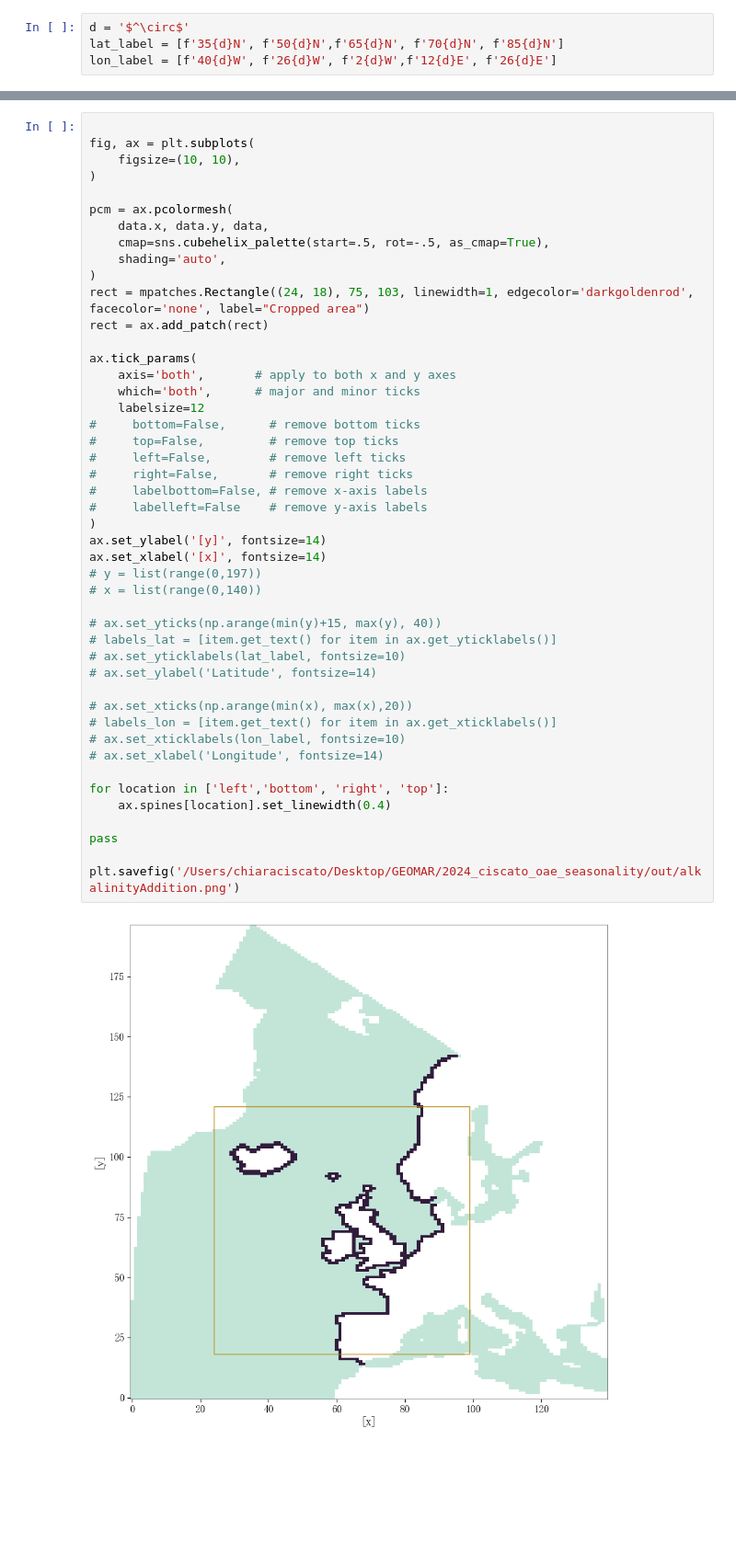
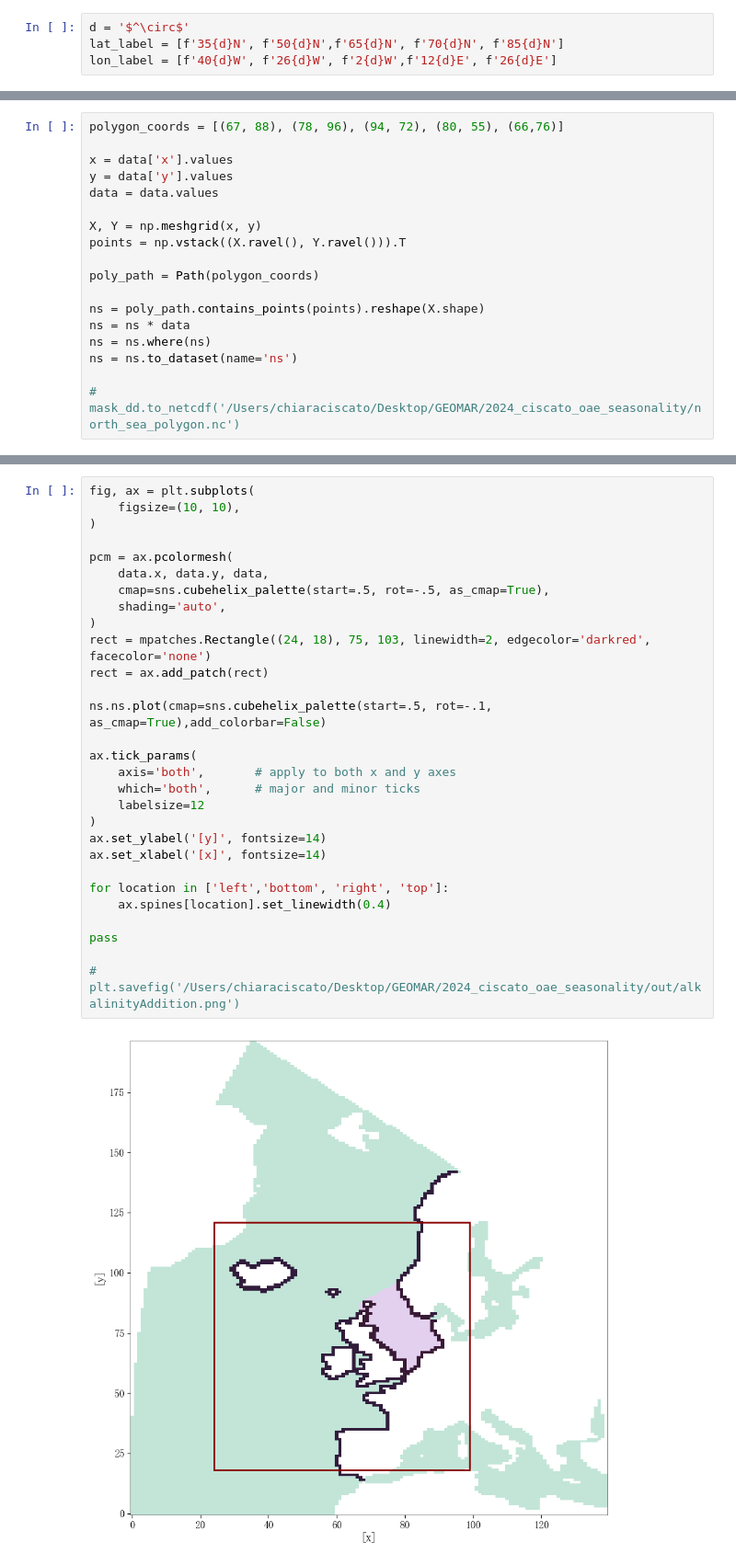
Before and after one commit to chiaraciscato/2026_ciscato_oae_seasonality, a Jupyter notebook: scripts/OAEaddition.ipynb, the cells around one changed output, grey strips where cells are left out. Shown at 92% size. Cells and saved outputs as stored; diff of their text form; blank space fills up the shorter version.

Commit message:
north sea polygon created

```diff
--- a/scripts/OAEaddition.ipynb
+++ b/scripts/OAEaddition.ipynb
@@ -15,0 +32,18 @@ lon_label = [f'40{d}W', f'26{d}W', f'2{d}W',f'12{d}E', f'26{d}E']
+# %%
+polygon_coords = [(67, 88), (78, 96), (94, 72), (80, 55), (66,76)]
+
+x = data['x'].values
+y = data['y'].values
+data = data.values
+
+X, Y = np.meshgrid(x, y)
+points = np.vstack((X.ravel(), Y.ravel())).T
+
+poly_path = Path(polygon_coords)
+
+ns = poly_path.contains_points(points).reshape(X.shape)
+ns = ns * data
+ns = ns.where(ns)
+ns = ns.to_dataset(name='ns')
+
+# mask_dd.to_netcdf('/Users/chiaraciscato/Desktop/GEOMAR/2024_ciscato_oae_seasonality/north_sea_polygon.nc')
@@ -16,48 +62,31 @@ lon_label = [f'40{d}W', f'26{d}W', f'2{d}W',f'12{d}E', f'26{d}E']
 # %%
-
 fig, ax = plt.subplots(
     figsize=(10, 10),
 )
 
 pcm = ax.pcolormesh(
     data.x, data.y, data,
     cmap=sns.cubehelix_palette(start=.5, rot=-.5, as_cmap=True),
     shading='auto',
 )
-rect = mpatches.Rectangle((24, 18), 75, 103, linewidth=1, edgecolor='darkgoldenrod', facecolor='none', label="Cropped area")
+rect = mpatches.Rectangle((24, 18), 75, 103, linewidth=2, edgecolor='darkred', facecolor='none')
 rect = ax.add_patch(rect)
+
+ns.ns.plot(cmap=sns.cubehelix_palette(start=.5, rot=-.1, as_cmap=True),add_colorbar=False)
 
 ax.tick_params(
     axis='both',       # apply to both x and y axes
     which='both',      # major and minor ticks
     labelsize=12
-#     bottom=False,      # remove bottom ticks
-#     top=False,         # remove top ticks
-#     left=False,        # remove left ticks
-#     right=False,       # remove right ticks
-#     labelbottom=False, # remove x-axis labels
-#     labelleft=False    # remove y-axis labels
 )
 ax.set_ylabel('[y]', fontsize=14)
 ax.set_xlabel('[x]', fontsize=14)
-# y = list(range(0,197))
-# x = list(range(0,140))
-
-# ax.set_yticks(np.arange(min(y)+15, max(y), 40))
-# labels_lat = [item.get_text() for item in ax.get_yticklabels()]
-# ax.set_yticklabels(lat_label, fontsize=10)
-# ax.set_ylabel('Latitude', fontsize=14)
-
-# ax.set_xticks(np.arange(min(x), max(x),20))
-# labels_lon = [item.get_text() for item in ax.get_xticklabels()]
-# ax.set_xticklabels(lon_label, fontsize=10)
-# ax.set_xlabel('Longitude', fontsize=14)
 
 for location in ['left','bottom', 'right', 'top']:
     ax.spines[location].set_linewidth(0.4)
 
 pass
 
-plt.savefig('/Users/chiaraciscato/Desktop/GEOMAR/2024_ciscato_oae_seasonality/out/alkalinityAddition.png')
+# plt.savefig('/Users/chiaraciscato/Desktop/GEOMAR/2024_ciscato_oae_seasonality/out/alkalinityAddition.png')
 # %% [output]
-[figure, old version]
+[figure, new version]
```
Also changed, not shown: parts of 6 cells of this notebook, 7 other files.
